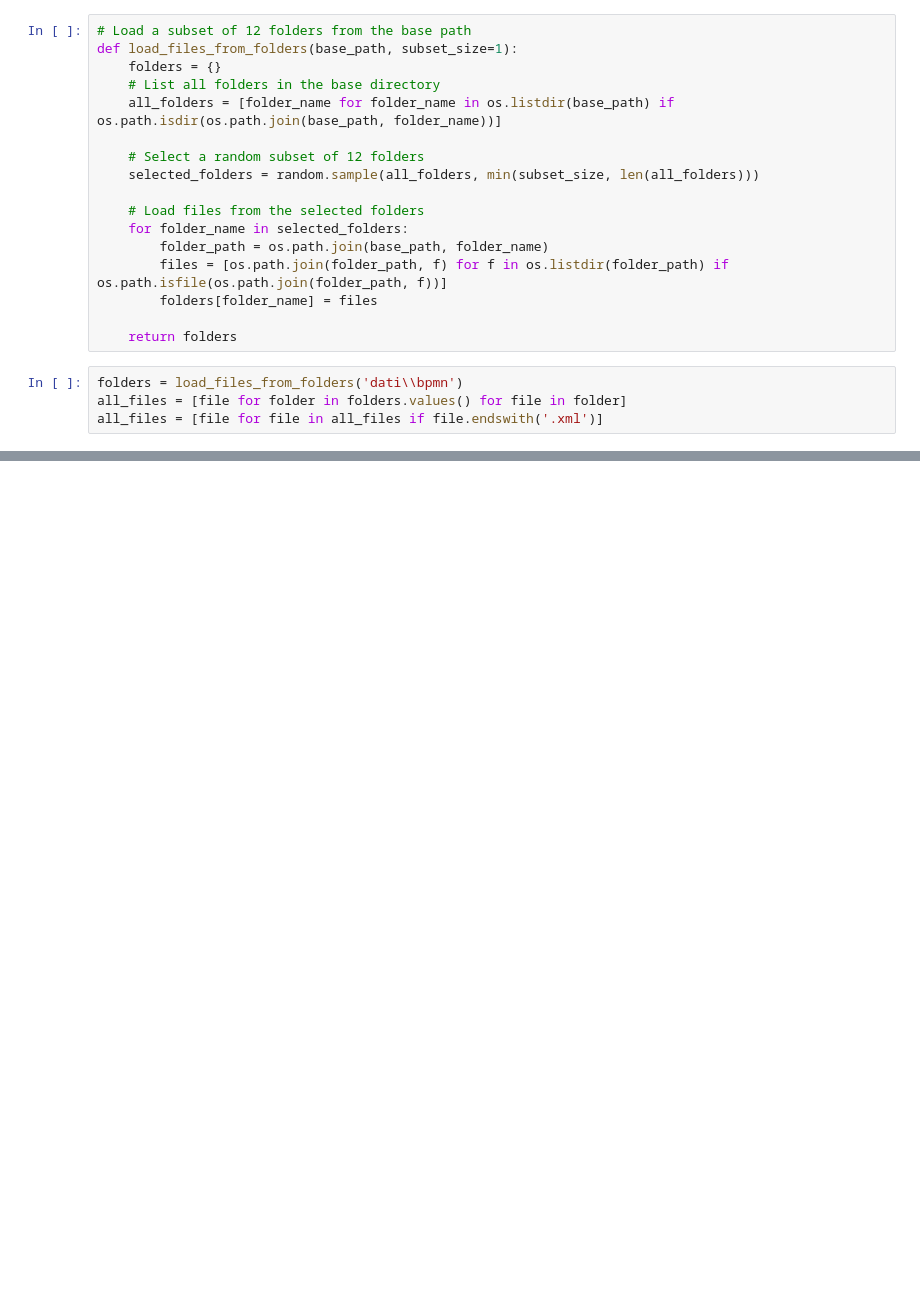
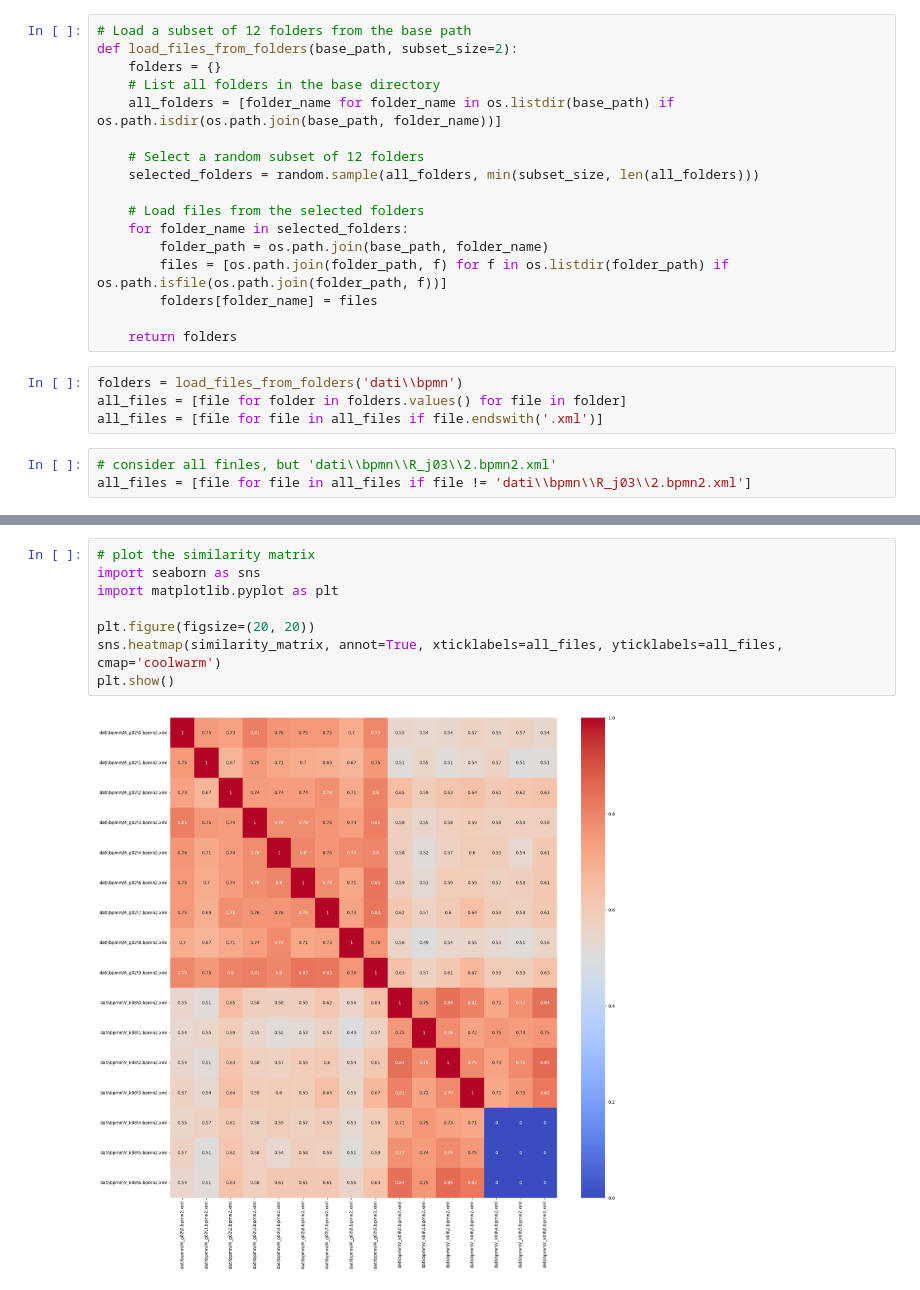
Before and after one commit to mariiapronesti01/bpnm_code, a Jupyter notebook: parser.ipynb, the cells around one changed output, grey strips where cells are left out. Drawn from its saved outputs; the diff is of its cells as text; blank space fills up the shorter version.

```diff
--- a/parser.ipynb
+++ b/parser.ipynb
@@ -32,7 +32,7 @@ def check_file_similarity(file1, file2, model, verbose=False):
     return get_similarity_measure(similarity_matrix)
 # %%
 # Load a subset of 12 folders from the base path
-def load_files_from_folders(base_path, subset_size=1):
+def load_files_from_folders(base_path, subset_size=2):
     folders = {}
     # List all folders in the base directory
     all_folders = [folder_name for folder_name in os.listdir(base_path) if os.path.isdir(os.path.join(base_path, folder_name))]
@@ -51,6 +51,9 @@ def load_files_from_folders(base_path, subset_size=1):
 folders = load_files_from_folders('dati\\bpmn')
 all_files = [file for folder in folders.values() for file in folder]
 all_files = [file for file in all_files if file.endswith('.xml')]
+# %%
+# consider all finles, but 'dati\\bpmn\\R_j03\\2.bpmn2.xml'
+all_files = [file for file in all_files if file != 'dati\\bpmn\\R_j03\\2.bpmn2.xml']
 # %%
 all_files
 # %% [output]
@@ -105,0 +102,10 @@ array([[1.        , 0.76424391, 0.7466957 , 0.        , 0.        ,
+# %%
+# plot the similarity matrix
+import seaborn as sns
+import matplotlib.pyplot as plt
+
+plt.figure(figsize=(20, 20))
+sns.heatmap(similarity_matrix, annot=True, xticklabels=all_files, yticklabels=all_files, cmap='coolwarm')
+plt.show()
+# %% [output]
+[figure, added]
```
Also changed, not shown: parts of 3 cells of this notebook, 3 other files.
